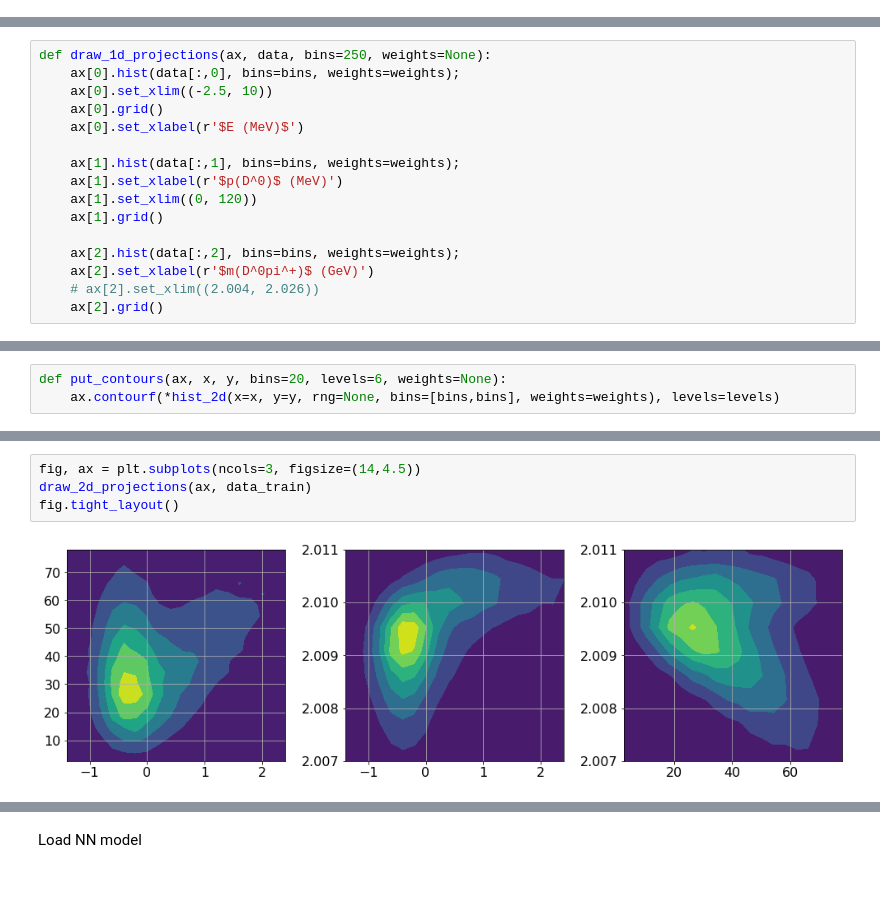
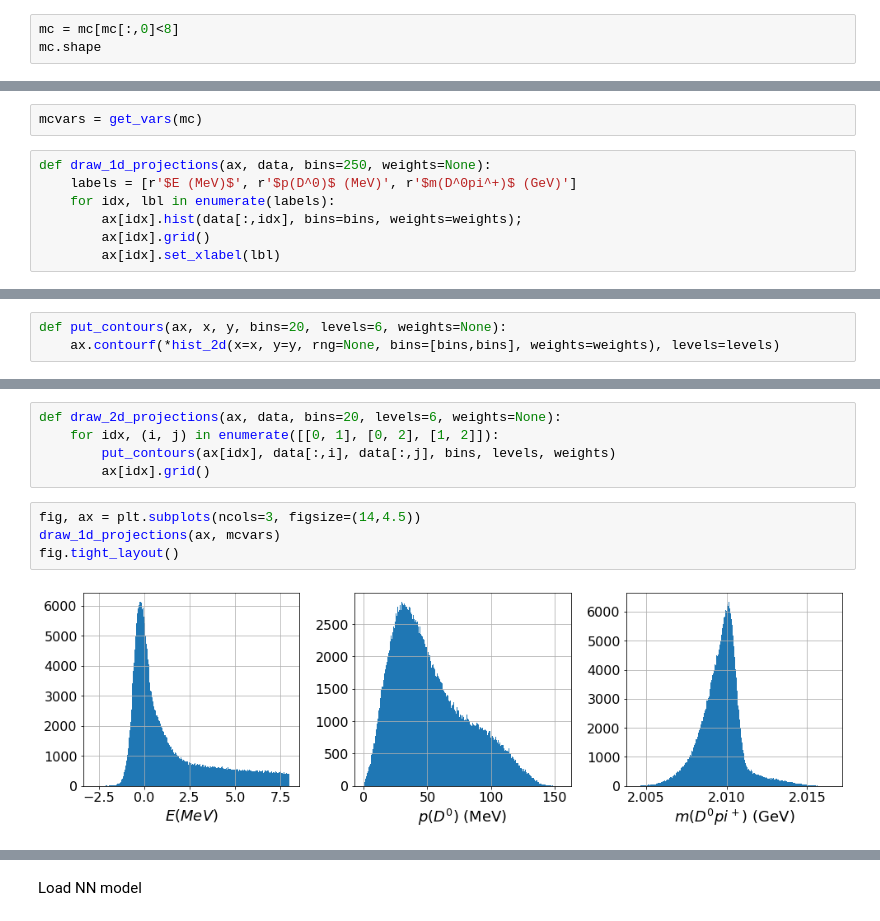
Before and after one commit to VitalyVorobyev/ddst, a Jupyter notebook: nnfit.ipynb, the cells around one changed output, grey strips where cells are left out. Drawn from its saved outputs; the diff is of its cells as text; blank space fills up the shorter version.

```diff
--- a/nnfit.ipynb
+++ b/nnfit.ipynb
@@ -26,0 +20,3 @@ mc_train.shape, mc_test.shape
+# %%
+mc = mc[mc[:,0]<8]
+mc.shape
@@ -41,16 +33,0 @@ data_train.shape, data_test.shape
-# %%
-def draw_1d_projections(ax, data, bins=250, weights=None):
-    ax[0].hist(data[:,0], bins=bins, weights=weights);
-    ax[0].set_xlim((-2.5, 10))
-    ax[0].grid()
-    ax[0].set_xlabel(r'$E (MeV)$')
-
-    ax[1].hist(data[:,1], bins=bins, weights=weights);
-    ax[1].set_xlabel(r'$p(D^0)$ (MeV)')
-    ax[1].set_xlim((0, 120))
-    ax[1].grid()
-
-    ax[2].hist(data[:,2], bins=bins, weights=weights);
-    ax[2].set_xlabel(r'$m(D^0pi^+)$ (GeV)')
-    # ax[2].set_xlim((2.004, 2.026))
-    ax[2].grid()
@@ -63,3 +34,12 @@ fig.tight_layout()
+# %%
+mcvars = get_vars(mc)
+# %%
+def draw_1d_projections(ax, data, bins=250, weights=None):
+    labels = [r'$E (MeV)$', r'$p(D^0)$ (MeV)', r'$m(D^0pi^+)$ (GeV)']
+    for idx, lbl in enumerate(labels):
+        ax[idx].hist(data[:,idx], bins=bins, weights=weights);
+        ax[idx].grid()
+        ax[idx].set_xlabel(lbl)
 # %%
 def hist_2d(x, y, rng=None, bins=50, weights=None):
     hist, xbins, ybins = onp.histogram2d(x, y, bins=bins, range=rng, weights=weights)
@@ -88,6 +53,11 @@ def draw_2d_projections(ax, data, bins=20, lebels=6, weights=None):
+# %%
+def draw_2d_projections(ax, data, bins=20, levels=6, weights=None):
+    for idx, (i, j) in enumerate([[0, 1], [0, 2], [1, 2]]):
+        put_contours(ax[idx], data[:,i], data[:,j], bins, levels, weights)
+        ax[idx].grid()
 # %%
 fig, ax = plt.subplots(ncols=3, figsize=(14,4.5))
-draw_2d_projections(ax, data_train)
+draw_1d_projections(ax, mcvars)
 fig.tight_layout()
 # %% [output]
-[figure, old version]
+[figure, new version]
```
Also changed, not shown: parts of 27 cells of this notebook.
